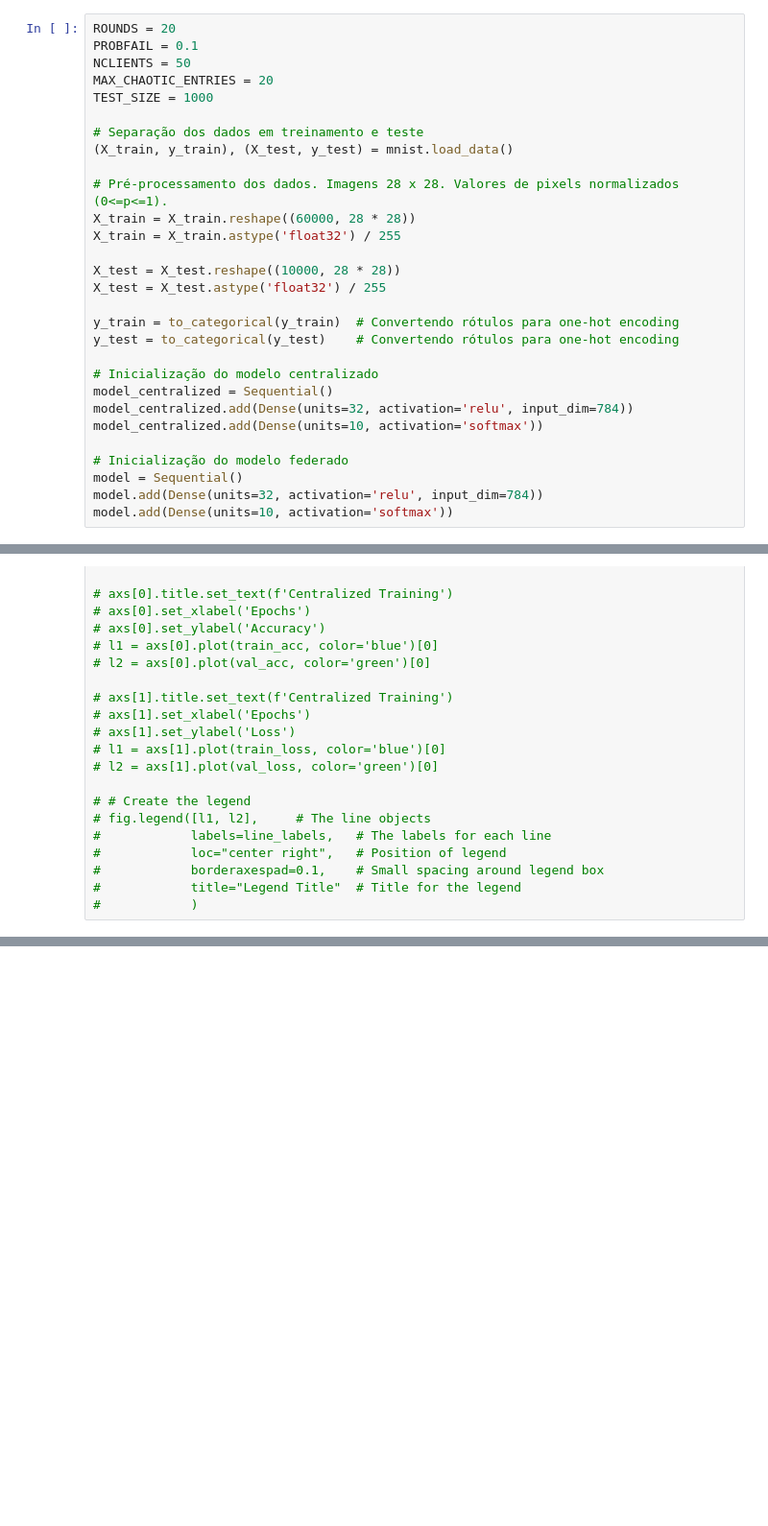
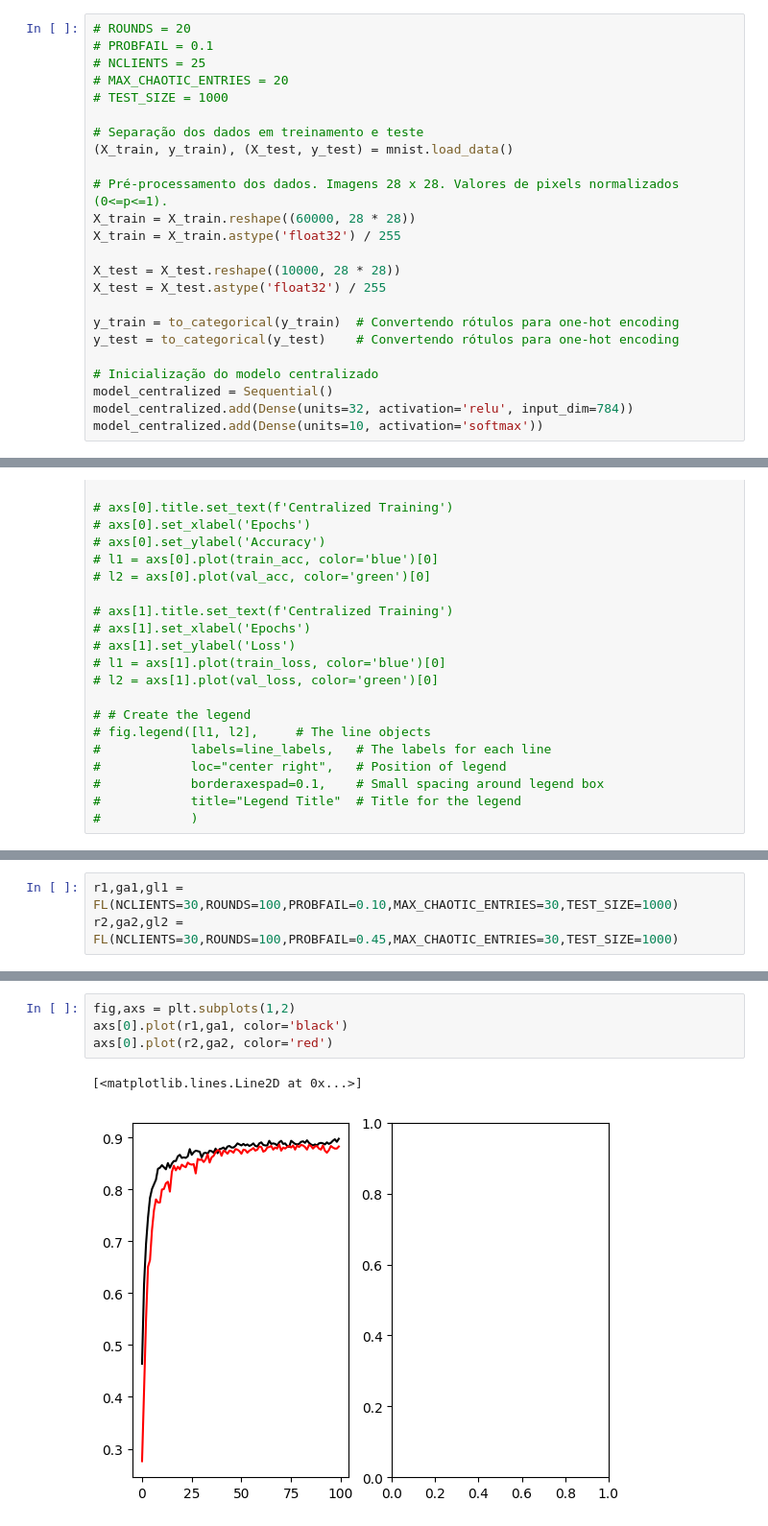
Before and after one commit to lucastsc/FL, a Jupyter notebook: FedAvg.ipynb, the cells around one changed output, grey strips where cells are left out. Shown at 96% size. Saved outputs shown, nothing was run; the diff lists cells and outputs as text; blank space fills up the shorter version.

```diff
--- a/FedAvg.ipynb
+++ b/FedAvg.ipynb
@@ -8,11 +8,11 @@ import numpy as np
 import matplotlib.pyplot as plt
 import threading
 # %%
-ROUNDS = 20
-PROBFAIL = 0.1
-NCLIENTS = 50
-MAX_CHAOTIC_ENTRIES = 20
-TEST_SIZE = 1000
+# ROUNDS = 20
+# PROBFAIL = 0.1
+# NCLIENTS = 25
+# MAX_CHAOTIC_ENTRIES = 20
+# TEST_SIZE = 1000
 
 # Separação dos dados em treinamento e teste
 (X_train, y_train), (X_test, y_test) = mnist.load_data()
@@ -31,11 +31,6 @@ y_test = to_categorical(y_test)    # Convertendo rótulos para one-hot encoding
 model_centralized = Sequential()
 model_centralized.add(Dense(units=32, activation='relu', input_dim=784))
 model_centralized.add(Dense(units=10, activation='softmax'))
-
-# Inicialização do modelo federado
-model = Sequential()
-model.add(Dense(units=32, activation='relu', input_dim=784))
-model.add(Dense(units=10, activation='softmax'))
 # %%
 # model_centralized.compile(optimizer='adam', loss='categorical_crossentropy', metrics=['accuracy'])
 # history = model_centralized.fit(X_train,y_train, epochs=5,batch_size=32, verbose=1,validation_data=(X_test, y_test))
@@ -176,0 +153,3 @@ plt.plot(rounds,global_accuracies)
+# %%
+r1,ga1,gl1 = FL(NCLIENTS=30,ROUNDS=100,PROBFAIL=0.10,MAX_CHAOTIC_ENTRIES=30,TEST_SIZE=1000)
+r2,ga2,gl2 = FL(NCLIENTS=30,ROUNDS=100,PROBFAIL=0.45,MAX_CHAOTIC_ENTRIES=30,TEST_SIZE=1000)
@@ -176,0 +174,7 @@ plt.plot(rounds,global_accuracies)
+# %%
+fig,axs = plt.subplots(1,2)
+axs[0].plot(r1,ga1, color='black')
+axs[0].plot(r2,ga2, color='red')
+# %% [output]
+[<matplotlib.lines.Line2D at 0x...>]
+[figure, added]
```
Also changed, not shown: parts of 4 cells of this notebook.
